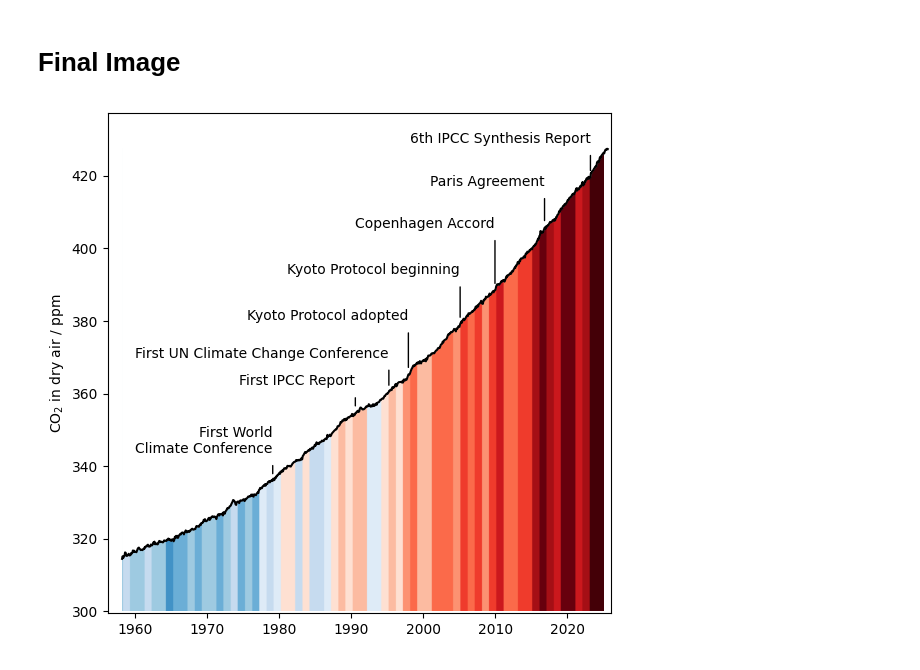
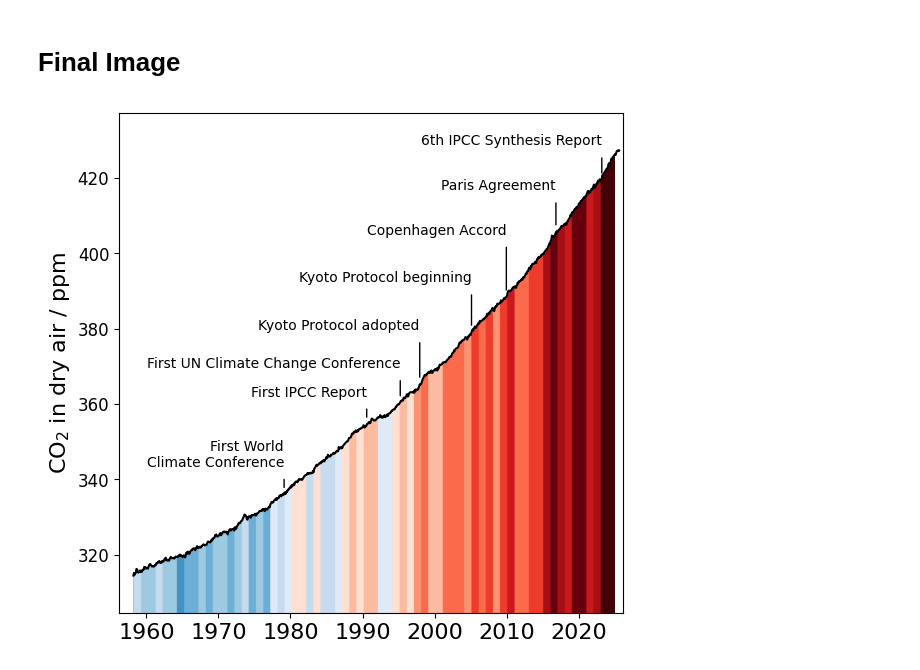
Before and after one commit to opinner/thesis_introductory_figures, a Jupyter notebook: C02_time_series.ipynb, the cells around one changed output. Drawn from its saved outputs; the diff is of its cells as text; code cells hidden in the pictures.

```diff
--- a/C02_time_series.ipynb
+++ b/C02_time_series.ipynb
@@ -132,34 +132,40 @@ ax2.set_xlim(1958,2025)
 # Final Image
 # %%
 fig, ax = plt.subplots(1, figsize=(6.5,6.5))
+
+plt.rcParams.update({
+    'axes.labelsize': 14,
+    'xtick.labelsize': 14,
+    'ytick.labelsize': 12
+})
 
 ax.imshow(image_1958_2024, extent=(co2["date"].iloc[0], pd.to_datetime("2025-01-15"), 300, co2["deseasonalized"].iloc[-1]), aspect="auto")
 
 ax.fill_between(
     x=co2["date"],
     y1=co2["deseasonalized"],
     y2=600, #co2["deseasonalized"].iloc[-1],
     color="white"
   )
 
 ax.plot(co2["date"],co2["deseasonalized"],"k")
 
 #xyshifts = ((0, 20),) * len(events["date"])
 for date, co2_level, label, xyshift in events[["date","co2","label","xyshift"]].values:
     ax.annotate(
         label,
         xy=(date, co2_level), xycoords='data',
         xytext=xyshift, textcoords='offset points',
         ha="right",
         # bbox=dict(boxstyle="round,pad=0.1", fc="white", ec="lightgrey", lw=1),
         arrowprops=dict(arrowstyle="-", facecolor='black', shrinkA=5, shrinkB=5, relpos=(1,0))
     )
 
 ax.set_xlim(pd.to_datetime("1956-3-15"),pd.to_datetime("2026-2-15"))
-ax.set_ylim(co2["deseasonalized"].iloc[0]-15,co2["deseasonalized"].iloc[-1]+10)
+ax.set_ylim(co2["deseasonalized"].iloc[0]-10,co2["deseasonalized"].iloc[-1]+10)
 
 ax.set_ylabel("CO$_2$ in dry air / ppm")
 
 fig.savefig("CO2Stripes.pdf",bbox_inches="tight")
 # %% [output]
-[figure, old version]
+[figure, new version]
```
Also changed, not shown: parts of 1 cell of this notebook.
